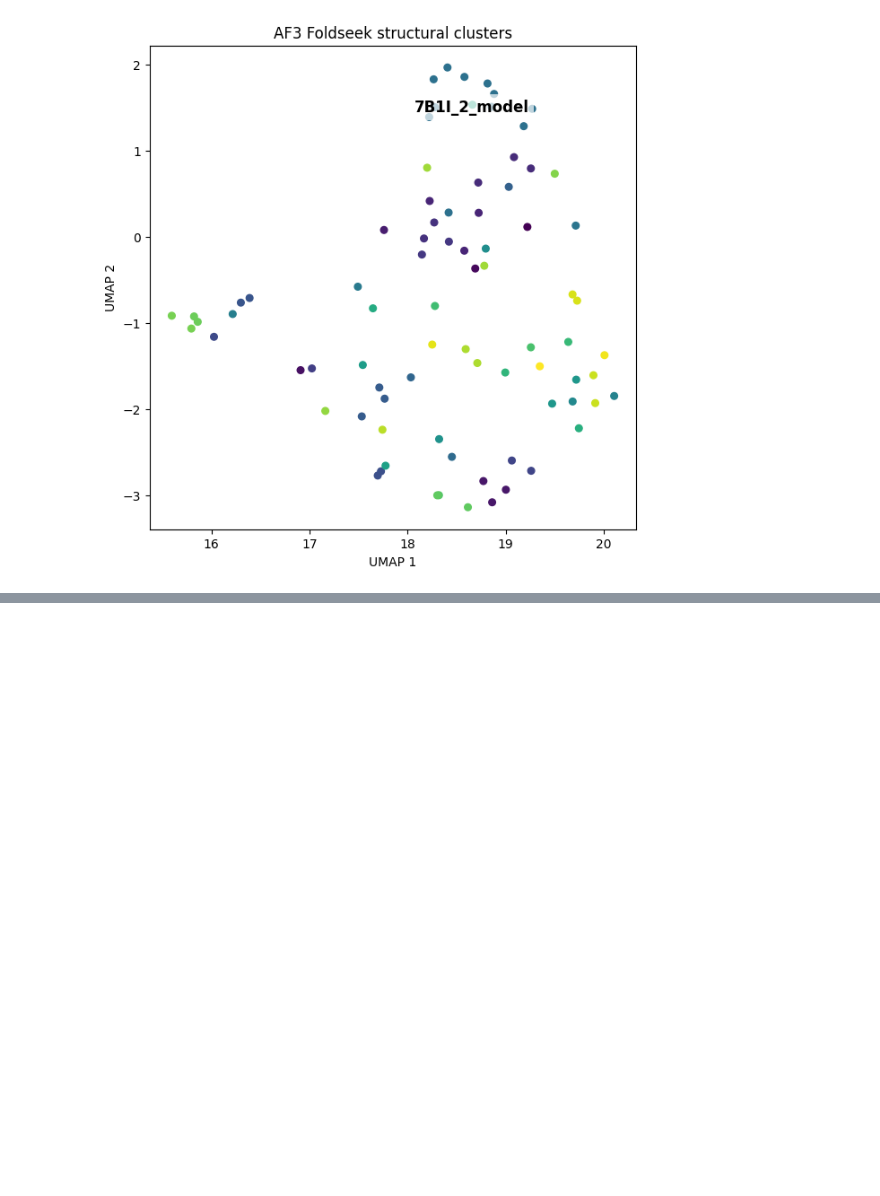
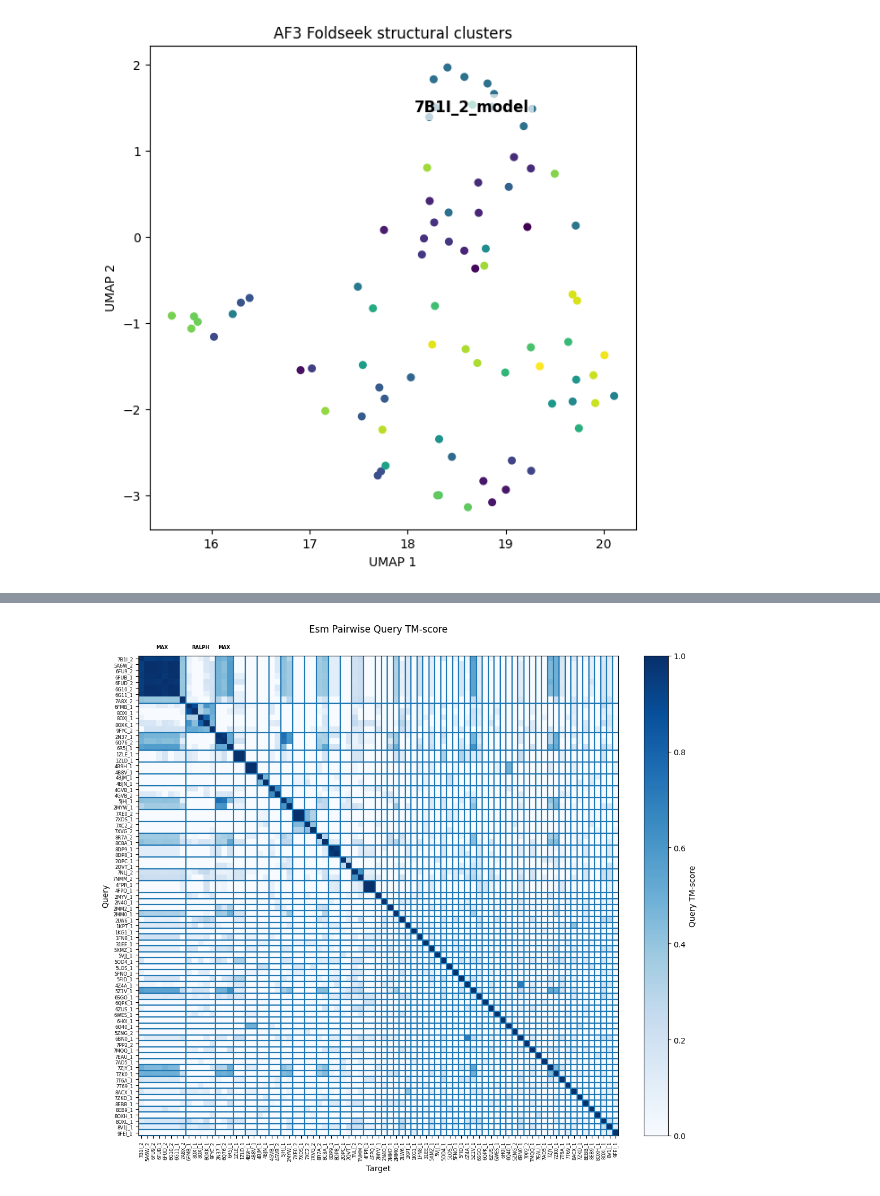
Before and after one commit to Rachel-Oei/Effector-Structure-Prediction, a Jupyter notebook: 06_clustering/umap.ipynb, the cells around one changed output, grey strips where cells are left out. Saved outputs shown, nothing was run; the diff lists cells and outputs as text; code cells hidden in the pictures; blank space fills up the shorter version.

```diff
--- a/06_clustering/umap.ipynb
+++ b/06_clustering/umap.ipynb
@@ -418,0 +97,21 @@ plot_tm_heatmap(
+# %%
+# Esm
+matrix_ordered, clusters = order_by_clusters(
+    esm_matrix,
+    esm_clusters_dir
+)
+
+plot_tm_heatmap(
+    matrix_ordered,
+    clusters,
+    6,
+    "Esm Pairwise Query TM-score",
+    min_cluster_size=3,
+    cluster_names = {
+        "7B1I_2": "MAX",
+        "6FMB_1": "RALPH",
+        "2N37_1": "MAX"
+        }
+    )
+# %% [output]
+[figure, added]
```
Also changed, not shown: parts of 9 cells of this notebook, 1 other file.
